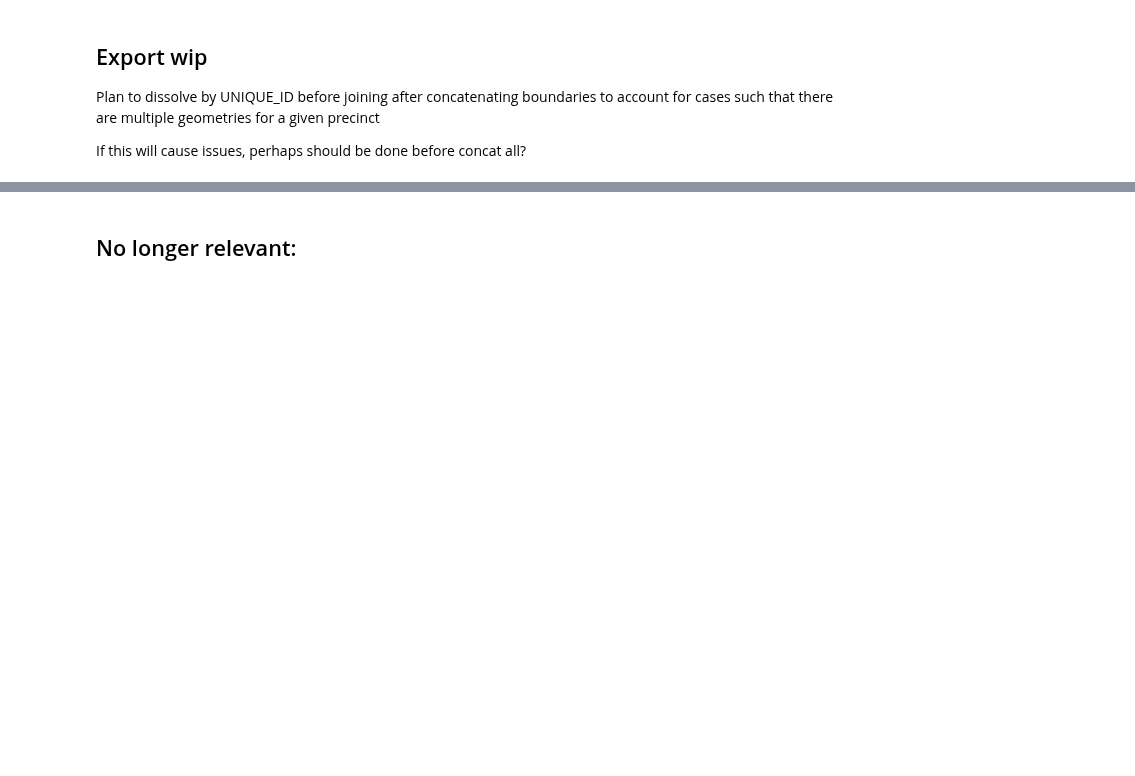
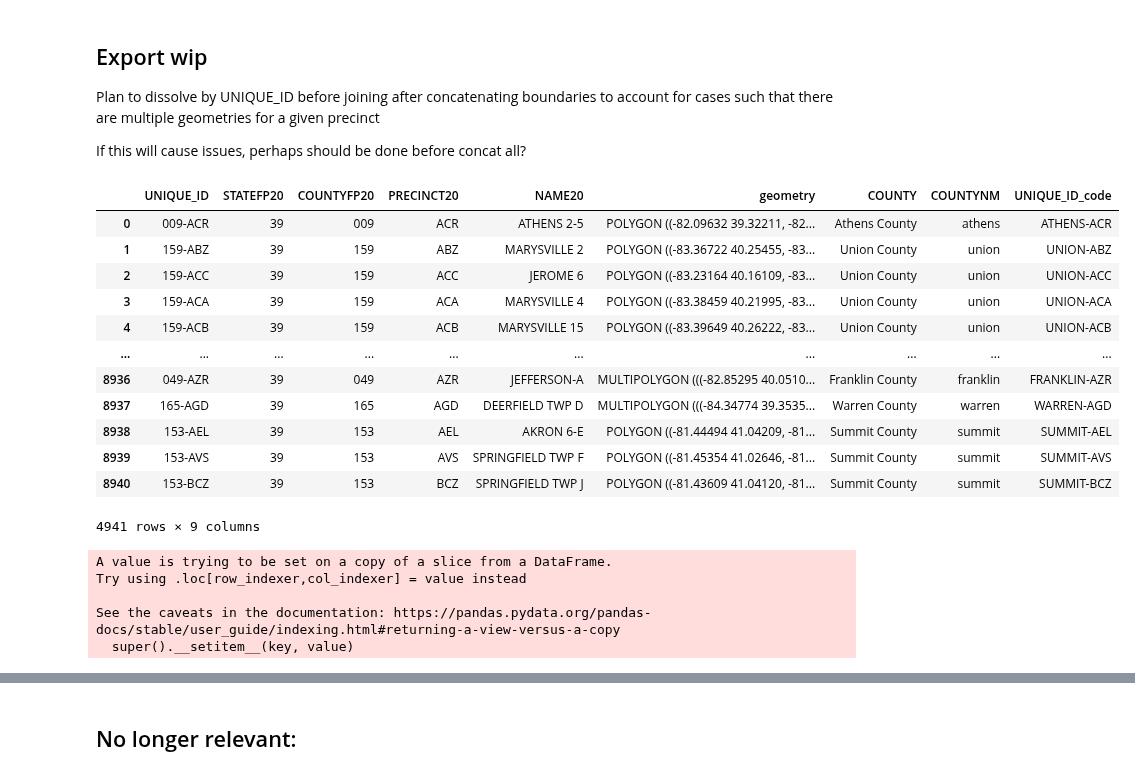
Before and after one commit to nonpartisan-redistricting-datahub/pber_collection, a Jupyter notebook: OH/2022/oh_boundaries_prec_matching.ipynb, the cells around one changed output, grey strips where cells are left out. Drawn from its saved outputs; the diff is of its cells as text; code cells hidden in the pictures; blank space fills up the shorter version.

```diff
--- a/OH/2022/oh_boundaries_prec_matching.ipynb
+++ b/OH/2022/oh_boundaries_prec_matching.ipynb
@@ -766,3 +780,30 @@ wood = gp.GeoDataFrame(pd.concat(wood_prec_list, ignore_index=True), crs=bound20
 Plan to dissolve by UNIQUE_ID before joining after concatenating boundaries to account for cases such that there are multiple geometries for a given precinct
 
 If this will cause issues, perhaps should be done before concat all?
+# %%
+bound20_reused_counties_gdf
+# %% [output]
+|  | UNIQUE_ID | STATEFP20 | COUNTYFP20 | PRECINCT20 | NAME20 | geometry | COUNTY | COUNTYNM | UNIQUE_ID_code |
+| 0 | 009-ACR | 39 | 009 | ACR | ATHENS 2-5 | POLYGON ((-82.09632 39.32211, -82... | Athens County | athens | ATHENS-ACR |
+| 1 | 159-ABZ | 39 | 159 | ABZ | MARYSVILLE 2 | POLYGON ((-83.36722 40.25455, -83... | Union County | union | UNION-ABZ |
+| 2 | 159-ACC | 39 | 159 | ACC | JEROME 6 | POLYGON ((-83.23164 40.16109, -83... | Union County | union | UNION-ACC |
+| 3 | 159-ACA | 39 | 159 | ACA | MARYSVILLE 4 | POLYGON ((-83.38459 40.21995, -83... | Union County | union | UNION-ACA |
+| 4 | 159-ACB | 39 | 159 | ACB | MARYSVILLE 15 | POLYGON ((-83.39649 40.26222, -83... | Union County | union | UNION-ACB |
+| ... | ... | ... | ... | ... | ... | ... | ... | ... | ... |
+| 8936 | 049-AZR | 39 | 049 | AZR | JEFFERSON-A | MULTIPOLYGON (((-82.85295 40.0510... | Franklin County | franklin | FRANKLIN-AZR |
+| 8937 | 165-AGD | 39 | 165 | AGD | DEERFIELD TWP D | MULTIPOLYGON (((-84.34774 39.3535... | Warren County | warren | WARREN-AGD |
+| 8938 | 153-AEL | 39 | 153 | AEL | AKRON 6-E | POLYGON ((-81.44494 41.04209, -81... | Summit County | summit | SUMMIT-AEL |
+| 8939 | 153-AVS | 39 | 153 | AVS | SPRINGFIELD TWP F | POLYGON ((-81.45354 41.02646, -81... | Summit County | summit | SUMMIT-AVS |
+| 8940 | 153-BCZ | 39 | 153 | BCZ | SPRINGFIELD TWP J | POLYGON ((-81.43609 41.04120, -81... | Summit County | summit | SUMMIT-BCZ |
+4941 rows × 9 columns
+# %%
+bound20_reused_counties_gdf["UNIQUE_ID_og"] = bound20_reused_counties_gdf["UNIQUE_ID"].copy()
+bound20_reused_counties_gdf["UNIQUE_ID"] = bound20_reused_counties_gdf["UNIQUE_ID_code"]
+wip_full_match_list = full_match_22_bound + too_many_polygons + [bound20_reused_counties_gdf]
+wip_full_match_gdf = gp.GeoDataFrame(pd.concat(wip_full_match_list, ignore_index=True), crs=bound20_reused_counties_gdf.crs)
+# %% [output]
+A value is trying to be set on a copy of a slice from a DataFrame.
+Try using .loc[row_indexer,col_indexer] = value instead
+
+See the caveats in the documentation: https://pandas.pydata.org/pandas-docs/stable/user_guide/indexing.html#returning-a-view-versus-a-copy
+  super().__setitem__(key, value)
```
Also changed, not shown: parts of 13 cells of this notebook.
